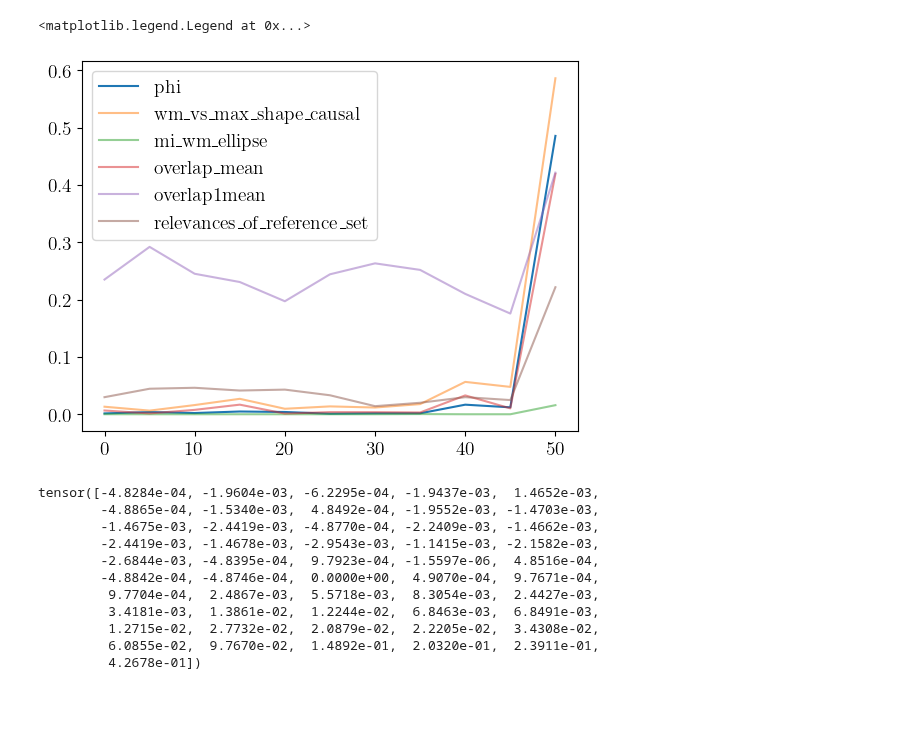
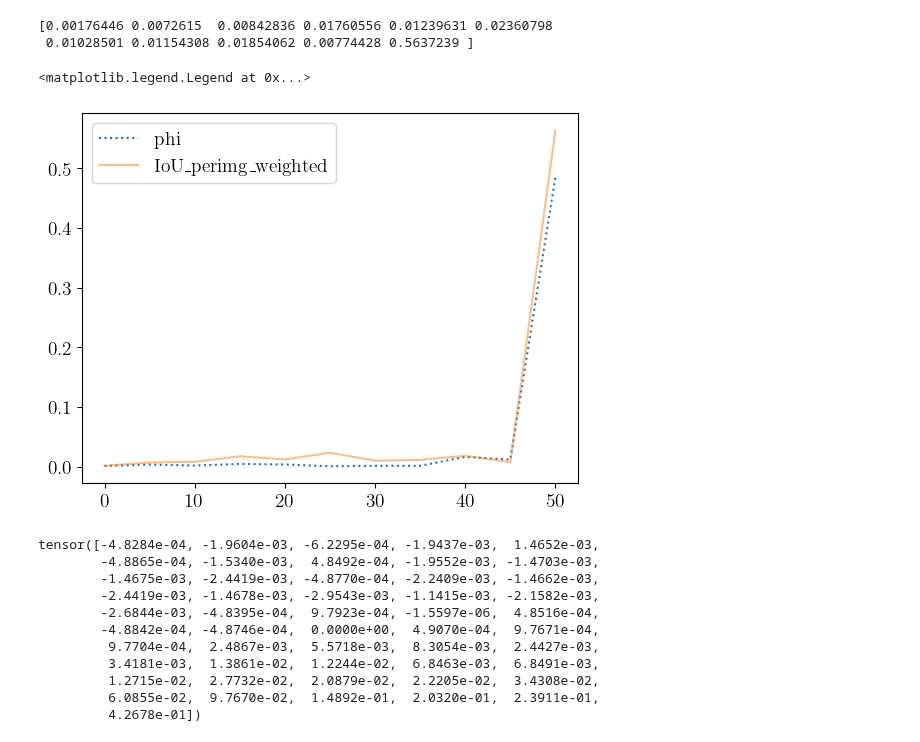
Before and after one commit to lillijo/xai-evaluation-master-thesis, a Jupyter notebook: experiments/test_out_measures.ipynb, the cells around one changed output. Cells and saved outputs as stored; diff of their text form; code cells hidden in the pictures; blank space fills up the shorter version.

```diff
--- a/experiments/test_out_measures.ipynb
+++ b/experiments/test_out_measures.ipynb
@@ -76,0 +75,5 @@ making new test dataset
+# %%
+#bgds = TestDatasetBackground(length=300, im_dir="overlap_test_data")
+
+x = relsetds.load_watermark_mask(3)
+imgify(x)
@@ -661,19 +770,22 @@ with open("sizesRMAx.pickle", "wb") as f:
 # rels1.abs().mean(dim=(0)).tolist(), rels0.abs().mean(dim=(0)).tolist()
 # %%
 # TEST PLOT NORMALIZED VALUES TEST
-with open("sizesRelMax.pickle", "rb") as f:
+with open("sizesRelMaxIoU.pickle", "rb") as f:
     sizes = pickle.load(f)
 with gzip.open(f"all_measures_{sample_set_size}_{experiment_name}.pickle", "rb") as f:
     per_sample = pickle.load(f)
-plt.plot(bias_arr, torch.mean(per_sample[bias_arr, num_it,:, 1], dim=1), label="phi")
+plt.plot(bias_arr, torch.mean(per_sample[bias_arr, num_it,:, 1], dim=1), label="phi", linestyle="dotted")
 for meas in   range(len(labels)): # [3,4,5,6]: #
     vals = np.array([a[meas] for a in sizes])
+    print(vals)
     #vals = vals / vals.max()
     plt.plot(bias_arr, vals, label=labels[meas], alpha=0.5) #, alpha=0.5, linestyle="dashed"
 plt.legend()
 # %% [output]
-<matplotlib.legend.Legend at 0x...>
+[0.00176446 0.0072615  0.00842836 0.01760556 0.01239631 0.02360798
+ 0.01028501 0.01154308 0.01854062 0.00774428 0.5637239 ]
+<matplotlib.legend.Legend at 0x...>
-[figure, old version]
+[figure, new version]
 # %%
 torch.mean(per_sample[:, :,:, 0], dim=(1,2))
 # %% [output]
```
Also changed, not shown: parts of 5 cells of this notebook, 11 other files.
